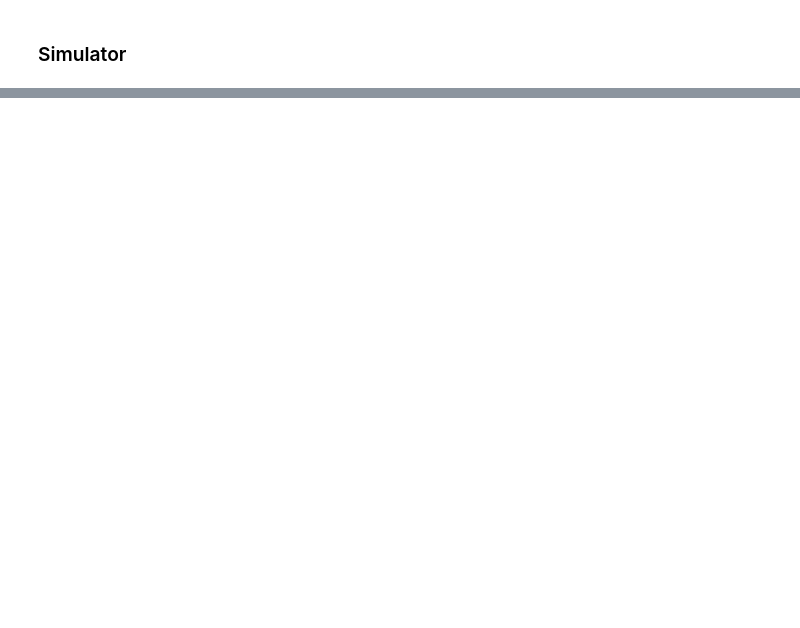
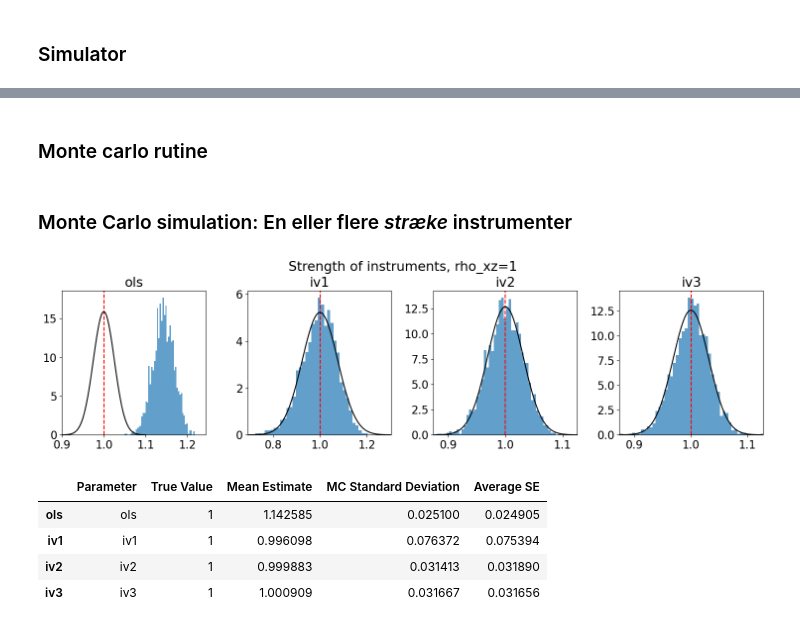
Before and after one commit to bschjerning/EconometricsA, a Jupyter notebook: 1_lectures/12_iv/12_iv_example.ipynb, the cells around one changed output, grey strips where cells are left out. Saved outputs shown, nothing was run; the diff lists cells and outputs as text; code cells hidden in the pictures; blank space fills up the shorter version.

```diff
--- a/1_lectures/12_iv/12_iv_example.ipynb
+++ b/1_lectures/12_iv/12_iv_example.ipynb
@@ -583,0 +437,50 @@ I denne artikel bruger forfatterne **inputomkostninger og valutakurser** som ins
+# %%
+def simulate_mult_ivs(n=100, beta=1, sigma_z=1, sigma_u=1, sigma_e=1, rho_xu=0,rho_xz=0):
+    norm=np.random.normal
+    const = np.ones(n)
+    z1 = norm(0, sigma_z, size=n)  # Instrument
+    z2 = norm(0, sigma_z, size=n)  # Instrument
+    z3 = norm(0, sigma_z, size=n)  # Instrument
+    u = norm(0, sigma_u, size=n)  # Fejlled i ligning for y
+    e = norm(0, sigma_e, size=n)  # Fejlled i ligning for x
+    x = rho_xz*(z1+z2+z2) + rho_xu*u + e;  # x-variabel
+
+    y = beta * x + u   # Strukturel ligning
+
+    # Dataframes for udvalgte og fulde sample
+    df = pd.DataFrame({'y': y, 'const': const,
+                       'x': x, 'z1': z1, 'z2': z2, 'z3': z3,
+                       'u': u, 'e': e})
+
+    return df
+# %% [markdown]
+### Monte carlo rutine
+# %%
+import monte_carlo as mc
+def monte_carlo_mult_iv(rho_xz=1,rho_xu=1, n=200, S=2000):
+    OLS= lambda df: mlr.ols(X=df[['const', 'x']], y=df['y'])
+    IV1= lambda df: mlr.tsls(y=df['y'], X1=df['const'], X2=df['x'], Ze=df['z1'])
+    IV2= lambda df: mlr.tsls(y=df['y'], X1=df['const'], X2=df['x'], Ze=df[['z1','z2']])
+    IV3= lambda df: mlr.tsls(y=df['y'], X1=df['const'], X2=df['x'], Ze=df[['z1','z2','z3']])
+    sim1 = lambda: simulate_mult_ivs(n, rho_xz=rho_xz,rho_xu=rho_xu)
+
+    b_ols, se_ols = mc.simulate(sim1, estimator=OLS, S=S)
+    b_iv1, se_iv1 = mc.simulate(sim1, estimator=IV1, S=S)
+    b_iv2, se_iv2 = mc.simulate(sim1, estimator=IV2, S=S)
+    b_iv3, se_iv3 = mc.simulate(sim1, estimator=IV3, S=S)
+    b = pd.DataFrame({f'ols': b_ols['x'],'iv1': b_iv1['x'], 'iv2': b_iv2['x'], 'iv3': b_iv3['x']})
+    se = pd.DataFrame({f'ols': se_ols['x'],'iv1': se_iv1['x'], 'iv2': se_iv2['x'], 'iv3': se_iv3['x']})
+    mc.histogram(stat=b, bins=50, truestat=[1,1,1,1], title=f'Strength of instruments, rho_xz={rho_xz}');
+    mc.summary_table(b,se, beta0=[1,1,1,1])
+# %% [markdown]
+### Monte Carlo simulation: En eller flere *stræke* instrumenter
+# %%
+rho_xz=1;
+monte_carlo_mult_iv(rho_xz=rho_xz,rho_xu=1, n=200, S=2000) # Strong instruments
+# %% [output]
+[figure, added]
+|  | Parameter | True Value | Mean Estimate | MC Standard Deviation | Average SE |
+| ols | ols | 1 | 1.142585 | 0.025100 | 0.024905 |
+| iv1 | iv1 | 1 | 0.996098 | 0.076372 | 0.075394 |
+| iv2 | iv2 | 1 | 0.999883 | 0.031413 | 0.031890 |
+| iv3 | iv3 | 1 | 1.000909 | 0.031667 | 0.031656 |
```
Also changed, not shown: parts of 79 cells of this notebook.
